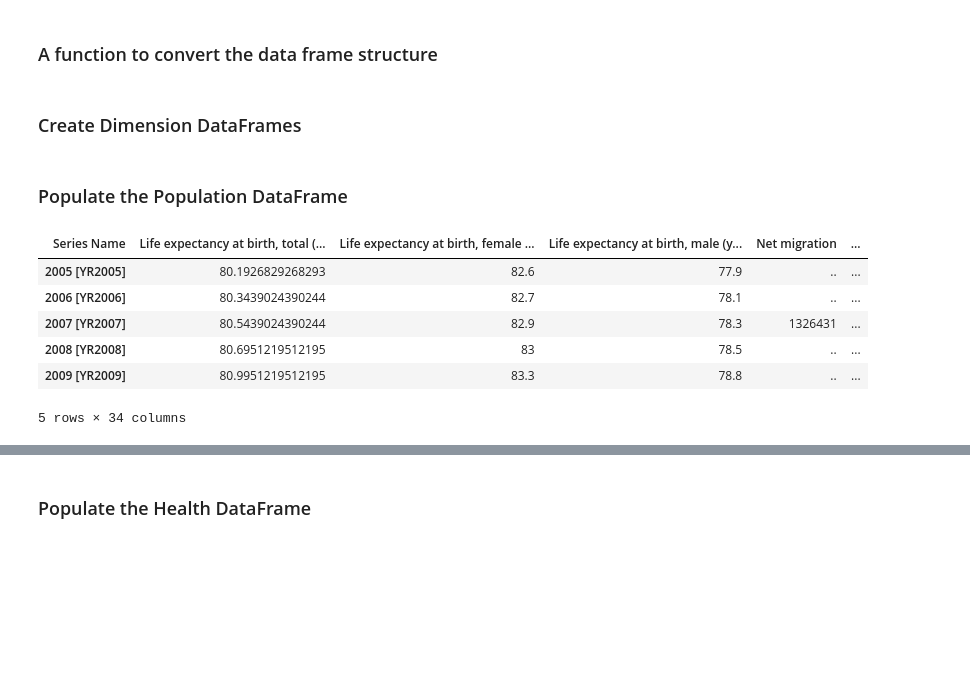
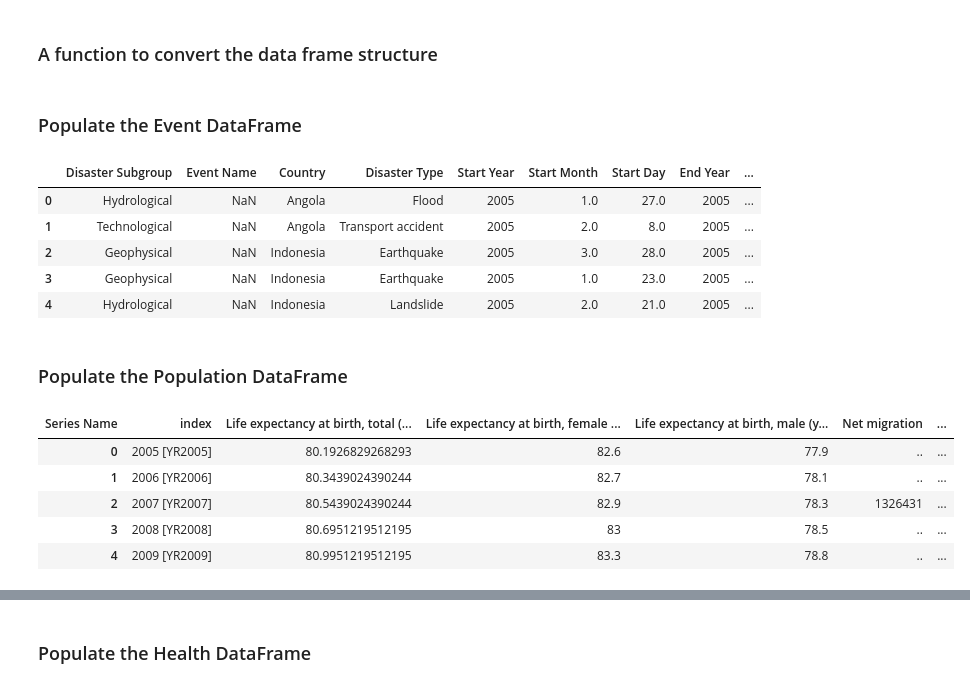
Before and after one commit to nseniow/Data-Science-Project, a Jupyter notebook: test.ipynb, the cells around one changed output, grey strips where cells are left out. Saved outputs shown, nothing was run; the diff lists cells and outputs as text; code cells hidden in the pictures; blank space fills up the shorter version.

Commit message:
Data cleaning

```diff
--- a/test.ipynb
+++ b/test.ipynb
@@ -10,6 +10,8 @@ from config import config
 from datetime import datetime, timedelta
 
 warnings.filterwarnings("ignore")
+
+pd.set_option('display.max_rows', None)
 # %% [markdown]
 ### Define connect method to connect to the postgres database and return the connection
 # %%
@@ -252,5 +256,3 @@ def convert_dataframe_structure(df):
         dataframes.append(temp_df)
 
     return pd.concat(dataframes)
-# %% [markdown]
-### Create Dimension DataFrames
@@ -410,3 +259,30 @@ event_df = pd.DataFrame(
+# %% [markdown]
+### Populate the Event DataFrame
+# %%
+event_dimension_df = emdat_data[[
+    "Disaster Subgroup",
+    "Event Name",
+    "Country",
+    "Disaster Type",
+    "Start Year",
+    "Start Month",
+    "Start Day",
+    "End Year",
+    "End Month",
+    "End Day",
+    "Total Deaths",
+    "No Injured",
+    "No Affected"]]
+
+
+event_dimension_df.head()
+# %% [output]
+|  | Disaster Subgroup | Event Name | Country | Disaster Type | Start Year | Start Month | Start Day | End Year | ... |
+| 0 | Hydrological | NaN | Angola | Flood | 2005 | 1.0 | 27.0 | 2005 | ... |
+| 1 | Technological | NaN | Angola | Transport accident | 2005 | 2.0 | 8.0 | 2005 | ... |
+| 2 | Geophysical | NaN | Indonesia | Earthquake | 2005 | 3.0 | 28.0 | 2005 | ... |
+| 3 | Geophysical | NaN | Indonesia | Earthquake | 2005 | 1.0 | 23.0 | 2005 | ... |
+| 4 | Hydrological | NaN | Indonesia | Landslide | 2005 | 2.0 | 21.0 | 2005 | ... |
 # %% [markdown]
 ### Populate the Population DataFrame
 # %%
@@ -421,39 +297,66 @@ wb_hnps_population_data = wb_hnps_data.loc[
     (wb_hnps_data['Series Name'] == "Population ages 20-24, female") |
     (wb_hnps_data['Series Name'] == "Population ages 20-24, male") |
     (wb_hnps_data['Series Name'] == "Population ages 25-29, female") |
     (wb_hnps_data['Series Name'] == "Population ages 25-29, male") |
     (wb_hnps_data['Series Name'] == "Population ages 30-34, female") |
     (wb_hnps_data['Series Name'] == "Population ages 30-34, male") |
     (wb_hnps_data['Series Name'] == "Population ages 35-39, female") |
     (wb_hnps_data['Series Name'] == "Population ages 35-39, male") |
     (wb_hnps_data['Series Name'] == "Population ages 40-44, female") |
     (wb_hnps_data['Series Name'] == "Population ages 40-44, male") |
     (wb_hnps_data['Series Name'] == "Population ages 45-49, female") |
     (wb_hnps_data['Series Name'] == "Population ages 45-49, male") |
     (wb_hnps_data['Series Name'] == "Population ages 50-54, female") |
     (wb_hnps_data['Series Name'] == "Population ages 50-54, male") |
     (wb_hnps_data['Series Name'] == "Population ages 55-59, female") |
     (wb_hnps_data['Series Name'] == "Population ages 55-59, male") |
     (wb_hnps_data['Series Name'] == "Population ages 60-64, female") |
     (wb_hnps_data['Series Name'] == "Population ages 60-64, male") |
     (wb_hnps_data['Series Name'] == "Population ages 65 and above, female") |
     (wb_hnps_data['Series Name'] == "Population ages 65 and above, male") |
     (wb_hnps_data['Series Name'] == "Rural population (% of total population)") |
     (wb_hnps_data['Series Name'] == "Rural population growth (annual %)") |
     (wb_hnps_data['Series Name'] == "Rural poverty headcount ratio at national poverty lines (% of rural population)") |
     (wb_hnps_data['Series Name'] == "Urban population (% of total population)") |
     (wb_hnps_data['Series Name'] == "Urban population growth (annual %)") |
     (wb_hnps_data['Series Name'] == "Urban poverty headcount ratio at national poverty lines (% of urban population)")
 ].drop(columns=['Series Code', 'Country Code'])
 
-population_df = convert_dataframe_structure(wb_hnps_population_data)
+population_dimension_df = convert_dataframe_structure(wb_hnps_population_data)
 
-population_df.head()
+population_dimension_df.insert(len(population_dimension_df.columns), 'Population ages 15-19, total', pd.to_numeric(population_dimension_df['Population ages 15-19, female']) + pd.to_numeric(population_dimension_df['Population ages 15-19, male']))
+population_dimension_df.insert(len(population_dimension_df.columns), 'Population ages 20-24, total', pd.to_numeric(population_dimension_df['Population ages 20-24, female']) + pd.to_numeric(population_dimension_df['Population ages 20-24, male']))
+population_dimension_df.insert(len(population_dimension_df.columns), 'Population ages 25-29, total', pd.to_numeric(population_dimension_df['Population ages 25-29, female']) + pd.to_numeric(population_dimension_df['Population ages 25-29, male']))
+population_dimension_df.insert(len(population_dimension_df.columns), 'Population ages 30-34, total', pd.to_numeric(population_dimension_df['Population ages 30-34, female']) + pd.to_numeric(population_dimension_df['Population ages 30-34, male']))
+population_dimension_df.insert(len(population_dimension_df.columns), 'Population ages 35-39, total', pd.to_numeric(population_dimension_df['Population ages 35-39, female']) + pd.to_numeric(population_dimension_df['Population ages 35-39, male']))
+population_dimension_df.insert(len(population_dimension_df.columns), 'Population ages 40-44, total', pd.to_numeric(population_dimension_df['Population ages 40-44, female']) + pd.to_numeric(population_dimension_df['Population ages 40-44, male']))
+population_dimension_df.insert(len(population_dimension_df.columns), 'Population ages 45-49, total', pd.to_numeric(population_dimension_df['Population ages 45-49, female']) + pd.to_numeric(population_dimension_df['Population ages 45-49, male']))
+population_dimension_df.insert(len(population_dimension_df.columns), 'Population ages 50-54, total', pd.to_numeric(population_dimension_df['Population ages 50-54, female']) + pd.to_numeric(population_dimension_df['Population ages 50-54, male']))
+population_dimension_df.insert(len(population_dimension_df.columns), 'Population ages 55-59, total', pd.to_numeric(population_dimension_df['Population ages 55-59, female']) + pd.to_numeric(population_dimension_df['Population ages 55-59, male']))
+population_dimension_df.insert(len(population_dimension_df.columns), 'Population ages 60-64, total', pd.to_numeric(population_dimension_df['Population ages 60-64, female']) + pd.to_numeric(population_dimension_df['Population ages 60-64, male']))
+population_dimension_df.insert(len(population_dimension_df.columns), 'Population ages 65 and above, total', pd.to_numeric(population_dimension_df['Population ages 65 and above, female']) + pd.to_numeric(population_dimension_df['Population ages 65 and above, male']))
+
+population_dimension_df.drop(columns=['Population ages 15-19, female', 'Population ages 15-19, male'], inplace=True)
+population_dimension_df.drop(columns=['Population ages 20-24, female', 'Population ages 20-24, male'], inplace=True)
+population_dimension_df.drop(columns=['Population ages 25-29, female', 'Population ages 25-29, male'], inplace=True)
+population_dimension_df.drop(columns=['Population ages 30-34, female', 'Population ages 30-34, male'], inplace=True)
+population_dimension_df.drop(columns=['Population ages 35-39, female', 'Population ages 35-39, male'], inplace=True)
+population_dimension_df.drop(columns=['Population ages 40-44, female', 'Population ages 40-44, male'], inplace=True)
+population_dimension_df.drop(columns=['Population ages 45-49, female', 'Population ages 45-49, male'], inplace=True)
+population_dimension_df.drop(columns=['Population ages 50-54, female', 'Population ages 50-54, male'], inplace=True)
+population_dimension_df.drop(columns=['Population ages 55-59, female', 'Population ages 55-59, male'], inplace=True)
+population_dimension_df.drop(columns=['Population ages 60-64, female', 'Population ages 60-64, male'], inplace=True)
+population_dimension_df.drop(columns=['Population ages 65 and above, female', 'Population ages 65 and above, male'], inplace=True)
+
+#Combine the male and female populations to get total populations for each age group
+
+population_dimension_df["Year"] = population_dimension_df.index
+population_dimension_df.reset_index(inplace=True)
+population_dimension_df.head()
 # %% [output]
-| Series Name | Life expectancy at birth, total (... | Life expectancy at birth, female ... | Life expectancy at birth, male (y... | Net migration | ... |
-| 2005 [YR2005] | 80.1926829268293 | 82.6 | 77.9 | .. | ... |
-| 2006 [YR2006] | 80.3439024390244 | 82.7 | 78.1 | .. | ... |
-| 2007 [YR2007] | 80.5439024390244 | 82.9 | 78.3 | 1326431 | ... |
-| 2008 [YR2008] | 80.6951219512195 | 83 | 78.5 | .. | ... |
-| 2009 [YR2009] | 80.9951219512195 | 83.3 | 78.8 | .. | ... |
+| Series Name | index | Life expectancy at birth, total (... | Life expectancy at birth, female ... | Life expectancy at birth, male (y... | Net migration | ... |
+| 0 | 2005 [YR2005] | 80.1926829268293 | 82.6 | 77.9 | .. | ... |
+| 1 | 2006 [YR2006] | 80.3439024390244 | 82.7 | 78.1 | .. | ... |
+| 2 | 2007 [YR2007] | 80.5439024390244 | 82.9 | 78.3 | 1326431 | ... |
+| 3 | 2008 [YR2008] | 80.6951219512195 | 83 | 78.5 | .. | ... |
+| 4 | 2009 [YR2009] | 80.9951219512195 | 83.3 | 78.8 | .. | ... |
-5 rows × 34 columns
```
Also changed, not shown: parts of 25 cells of this notebook, 3 other files.
